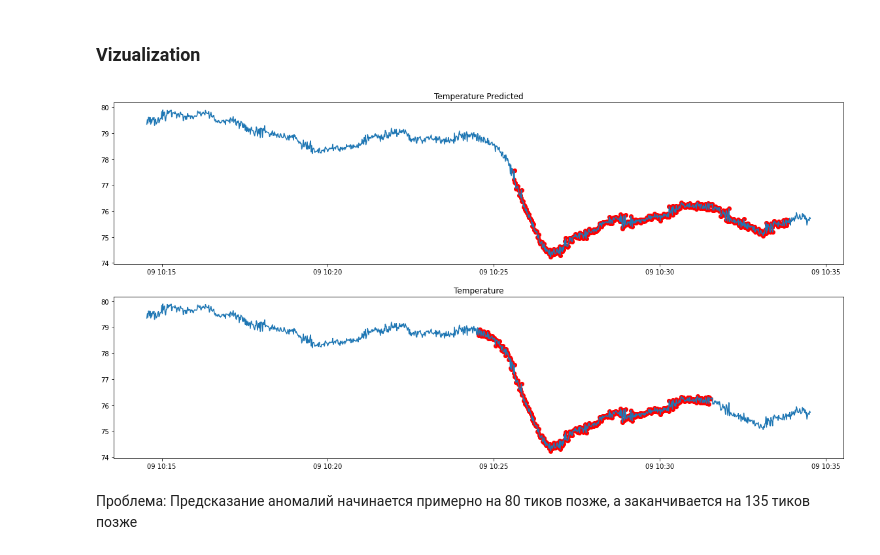
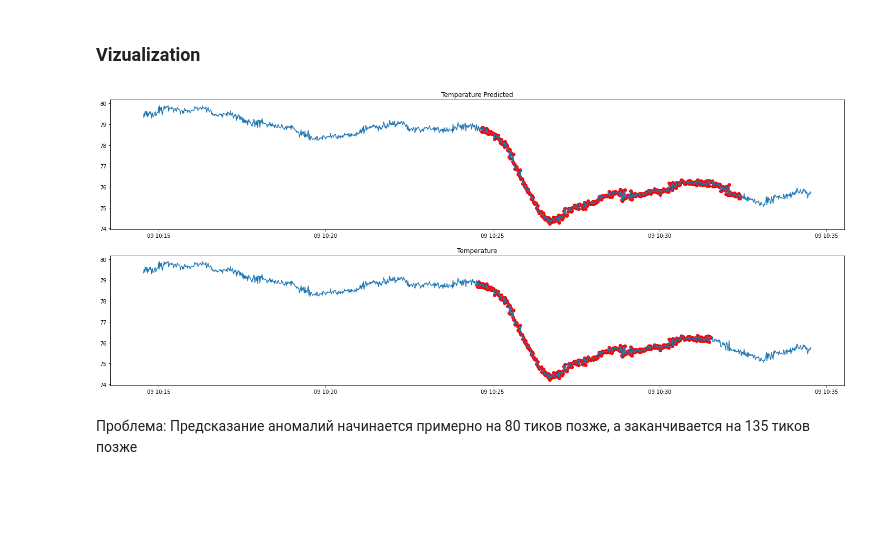
Before and after one commit to dabdya/anomaly_detection, a Jupyter notebook: Custom LSTM-AE.ipynb, the cells around one changed output. Drawn from its saved outputs; the diff is of its cells as text; code cells hidden in the pictures; blank space fills up the shorter version.

```diff
--- a/Custom LSTM-AE.ipynb
+++ b/Custom LSTM-AE.ipynb
@@ -42,5 +36,5 @@ y = df.anomaly
 # %%
-TIME_STEPS = 20
+TIME_STEPS = 50
 
 # Generated training sequences for use in the model.
 def create_sequences(values, time_steps=TIME_STEPS):
@@ -82,3 +74,3 @@ import keras
 # %%
-history = model.fit(x_train, x_train, epochs=1, batch_size=5)
+history = model.fit(x_train, x_train, epochs=3, batch_size=10)
 # %% [output]
@@ -97,9 +94,7 @@ plt.plot(health_r)
 ### Make predictions
 # %%
 y_test = df["anomaly"].astype(int)
-df.drop(["anomaly", "changepoint"], inplace=True, axis=1)
-
-x_test = np.array(SS.transform(df))
+x_test = np.array(SS.transform(df.drop(["anomaly", "changepoint"], axis=1)))
 # %%
 x_test = create_sequences(x_test)
 print("Training input shape: ", x_test.shape)
@@ -117,4 +112,4 @@ anomalous_data = r > (3/2 * UCL)
 anomalous_data_indices = []
 for data_idx in range(TIME_STEPS - 1, len(x_test) - TIME_STEPS + 1):
     if np.all(anomalous_data[data_idx - TIME_STEPS + 1 : data_idx]):
-        anomalous_data_indices.append(data_idx)
+        anomalous_data_indices.append(data_idx - TIME_STEPS // 2)
@@ -133,24 +124,24 @@ len(b[b.test > b.pred]), len(b[b.test < b.pred])
 # %% [markdown]
 ### Vizualization
 # %%
-fig, axs = plt.subplots(2, 1, figsize=(20,10))
+fig, axs = plt.subplots(2, 1, figsize=(25,10))
 temperatures = df.Temperature
 axs[0].plot(temperatures)
 axs[1].plot(temperatures)
 
 y = pd.Series(prediction)
 anomalies_indecies = y.index[y == 1]
 axs[0].scatter(anomalies_indecies, temperatures[anomalies_indecies], color='r')
 axs[0].set_title("Temperature Predicted")
 
 y = pd.Series(y_test)
 anomalies_indecies = pd.Series(y.values).index[y == 1]
 axs[1].scatter(df.index[anomalies_indecies], temperatures[anomalies_indecies], color='r')
 axs[1].set_title("Temperature")
 
 plt.show()
 # %% [output]
-[figure, old version]
+[figure, new version]
 # %% [markdown]
 Проблема: Предсказание аномалий начинается примерно на 80 тиков позже, а заканчивается на 135 тиков позже
 # %% [markdown]
```
Also changed, not shown: parts of 15 cells of this notebook.
